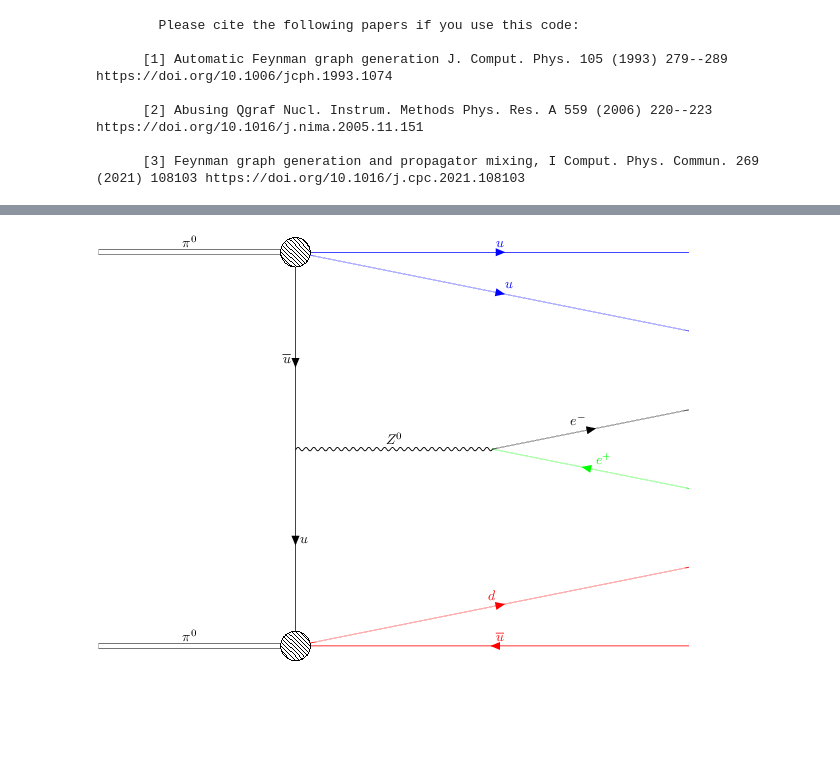
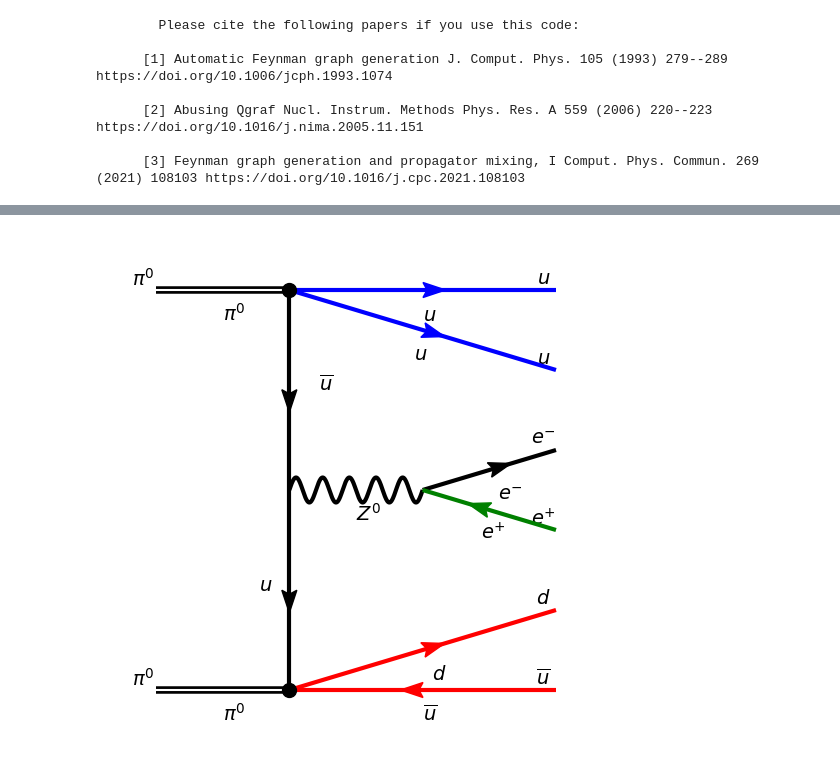
Before and after one commit to APN-Pucky/pyfeyn2, a Jupyter notebook: debug/proton_baryon_meson.ipynb, the cells around one changed output, grey strips where cells are left out. Saved outputs shown, nothing was run; the diff lists cells and outputs as text; code cells hidden in the pictures; blank space fills up the shorter version.

```diff
--- a/debug/proton_baryon_meson.ipynb
+++ b/debug/proton_baryon_meson.ipynb
@@ -50,21 +50,21 @@ fd.render(auto_position=False)
 # %%
 fd = FeynmanDiagram().add(
     v1 := Vertex().with_xy(5,0),
     v2 := Vertex().with_xy(10,0),
     v3 := Vertex().with_xy(5,+5).with_shape('blob'),
     v4 := Vertex().with_xy(5,-5).with_shape('blob'),
     Propagator(pdgid=23).connect(v1,v2),
     Propagator(pdgid=-2).connect(v1,v3),
     Propagator(pdgid=2).connect(v1,v4),
     Leg(pdgid=111,target=v3,sense='incoming').with_xy(0,5),
     Leg(pdgid=111,target=v4).with_incoming().with_xy(0,-5),
     Leg(pdgid=11,sense='outgoing').with_target(v2).with_xy(15,1),
     Leg(pdgid=-11).with_target(v2).with_outgoing().with_xy(15,-1).with_color('green'),
     Leg(pdgid=2,sense='outgoing').with_target(v3).with_xy(15,+5).with_color('blue'),
     Leg(pdgid=2,sense='outgoing').with_target(v3).with_xy(15,+3).with_color('blue'),
     Leg(pdgid=-2).with_target(v4).with_outgoing().with_xy(15,-5).with_color('red'),
     Leg(pdgid=1).with_target(v4).with_outgoing().with_xy(15,-3).with_color('red'),
 )
-fd.render(auto_position=False)
+fd.render(auto_position=False,render="feynman")
 # %% [output]
-[figure, old version]
+[figure, new version]
```
Also changed, not shown: parts of 1 cell of this notebook, 3 other files.
